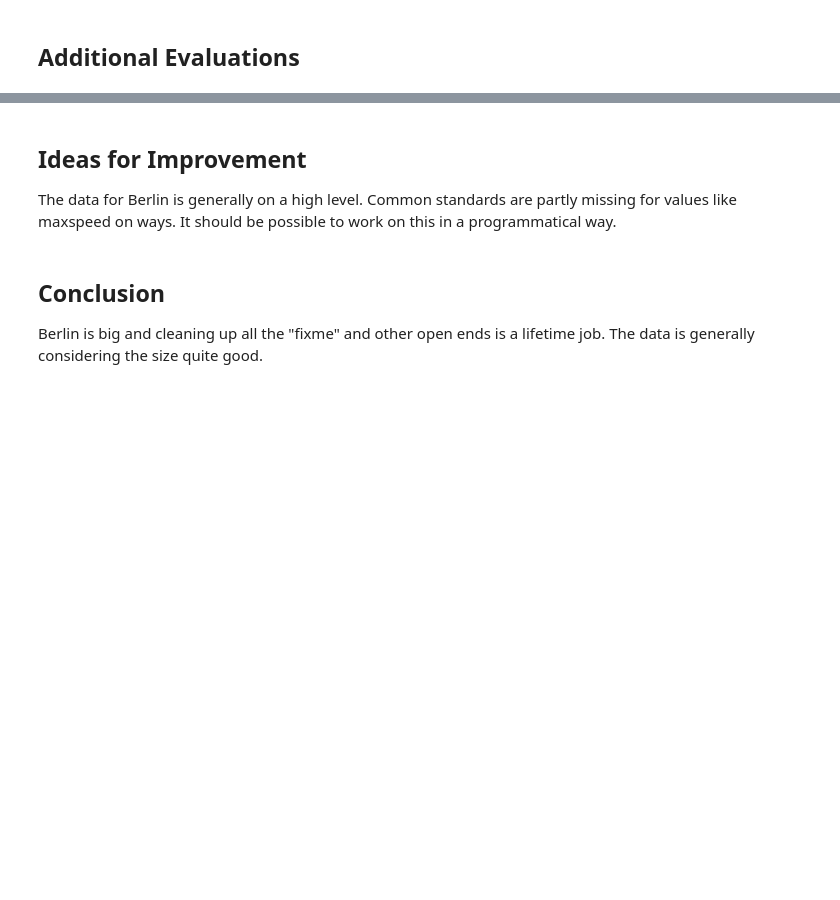
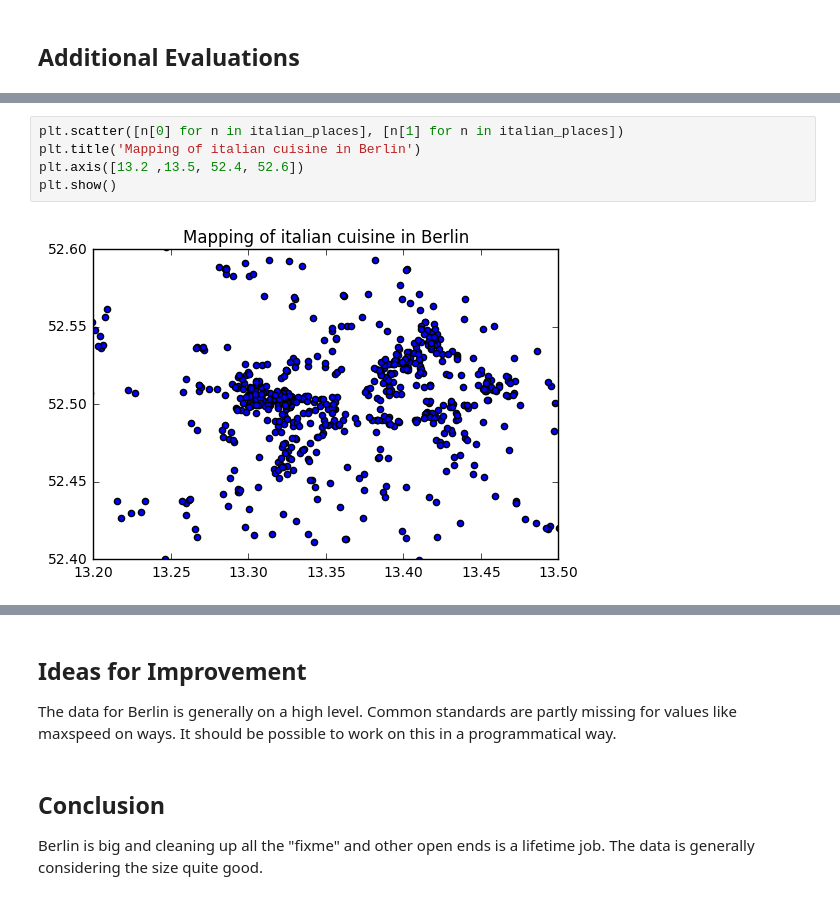
Before and after one commit to eliujulian/OpenStreetMapBerlin, a Jupyter notebook: Berlin New.ipynb, the cells around one changed output, grey strips where cells are left out. Saved outputs shown, nothing was run; the diff lists cells and outputs as text; blank space fills up the shorter version.

```diff
--- a/Berlin New.ipynb
+++ b/Berlin New.ipynb
@@ -645,0 +698,7 @@ Username: Donsen64 aktive:  3204 days, 0:00:00
+# %%
+plt.scatter([n[0] for n in italian_places], [n[1] for n in italian_places])
+plt.title('Mapping of italian cuisine in Berlin')
+plt.axis([13.2 ,13.5, 52.4, 52.6])
+plt.show()
+# %% [output]
+[figure, added]
```
Also changed, not shown: parts of 13 cells of this notebook.
